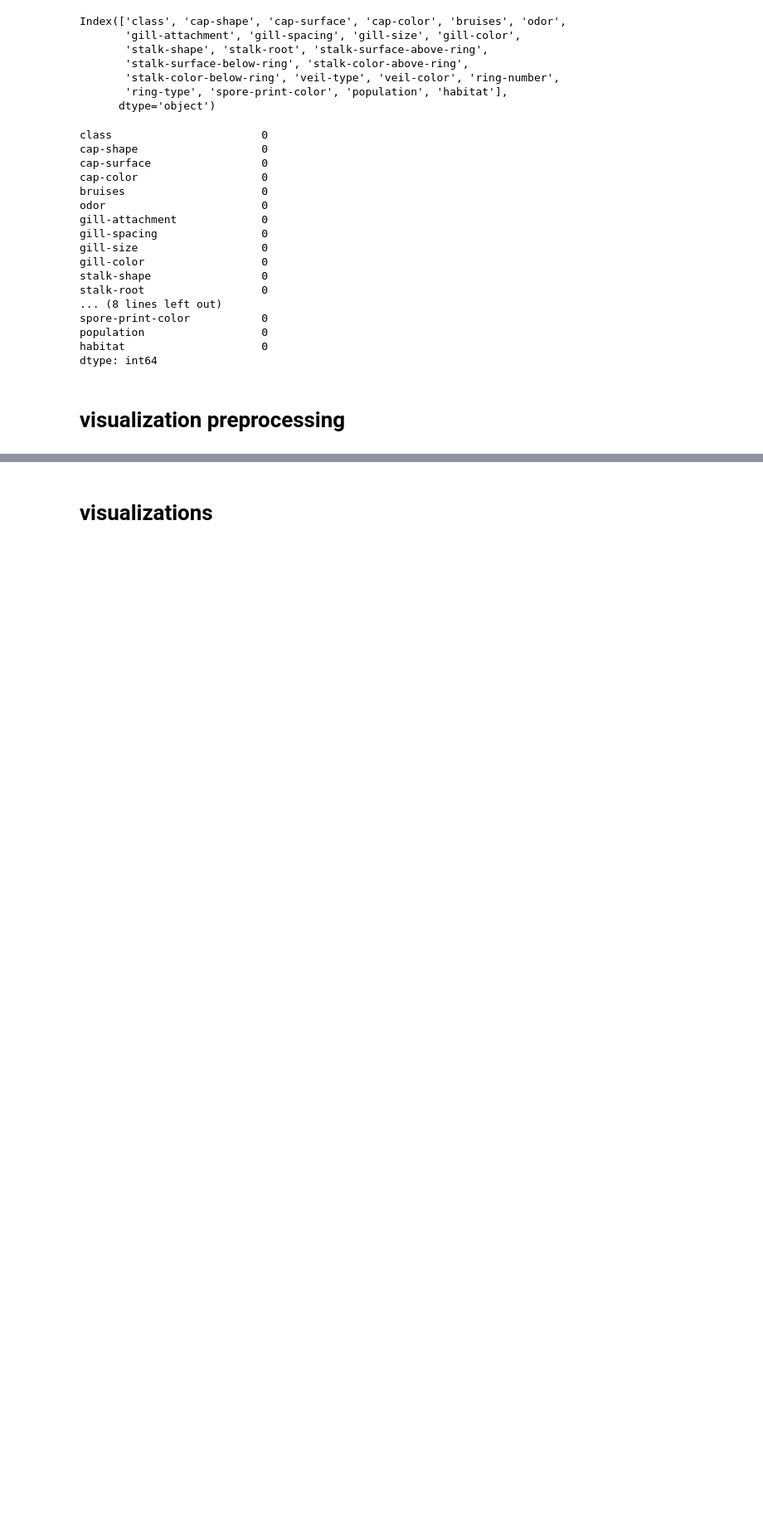
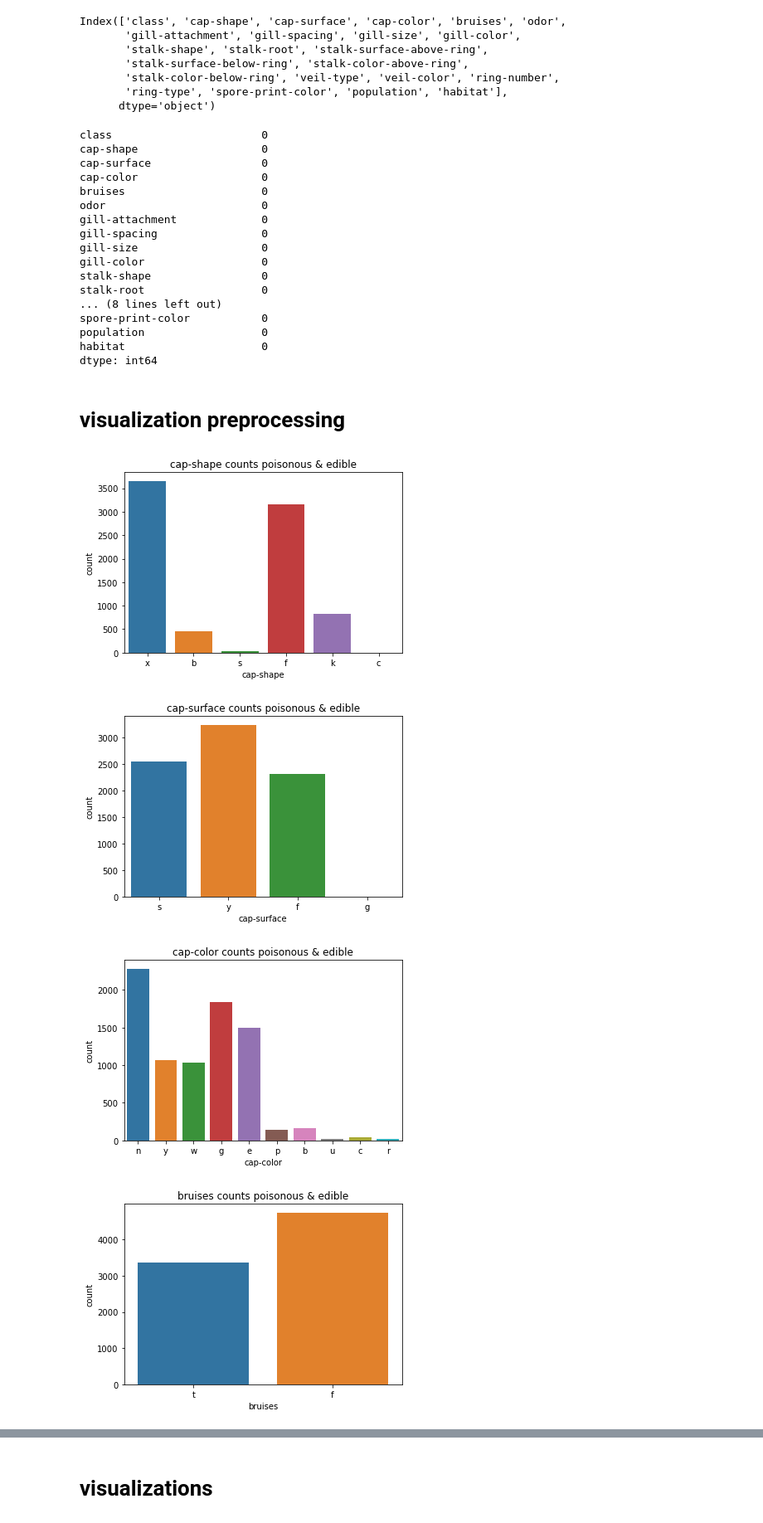
Before and after one commit to 8REN/fungiClassification, a Jupyter notebook: funginotebook.ipynb, the cells around one changed output, grey strips where cells are left out. Shown at 83% size. Drawn from its saved outputs; the diff is of its cells as text; code cells hidden in the pictures; blank space fills up the shorter version.

```diff
--- a/funginotebook.ipynb
+++ b/funginotebook.ipynb
@@ -77,0 +83,8 @@ cat_cols.remove('class')
+# %%
+for x in cat_cols:
+    plot_counts(data, x, 'poisonous & edible')
+# %% [output]
+[figure, added]
+[figure, added]
+[figure, added]
+[figure, added]
```
Also changed, not shown: parts of 38 cells of this notebook.
